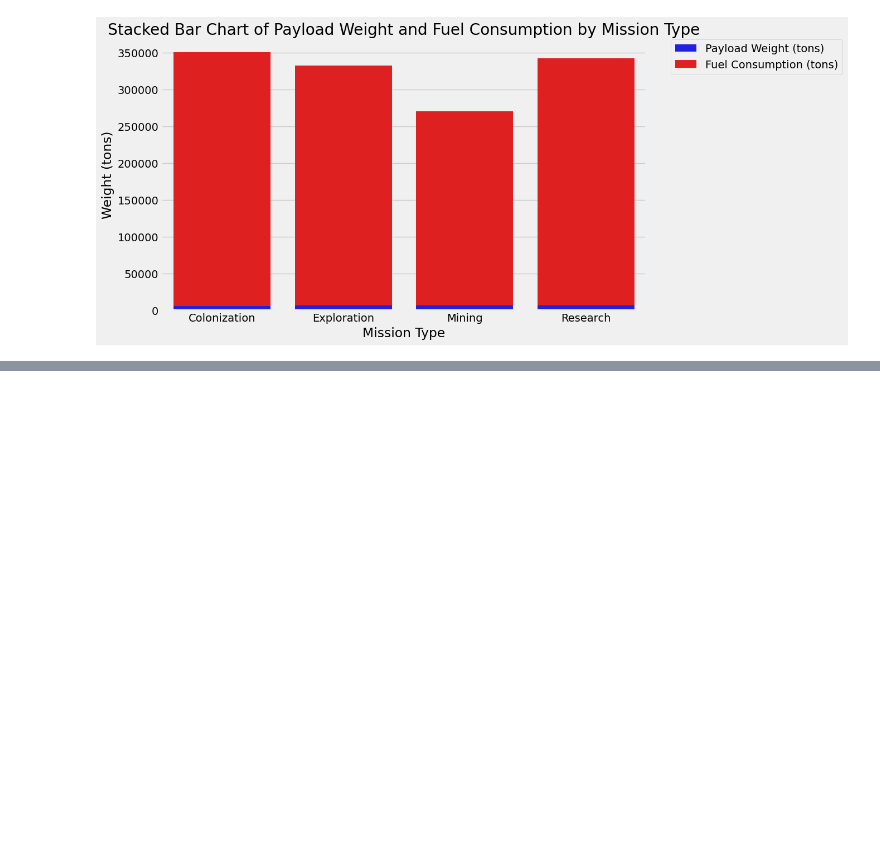
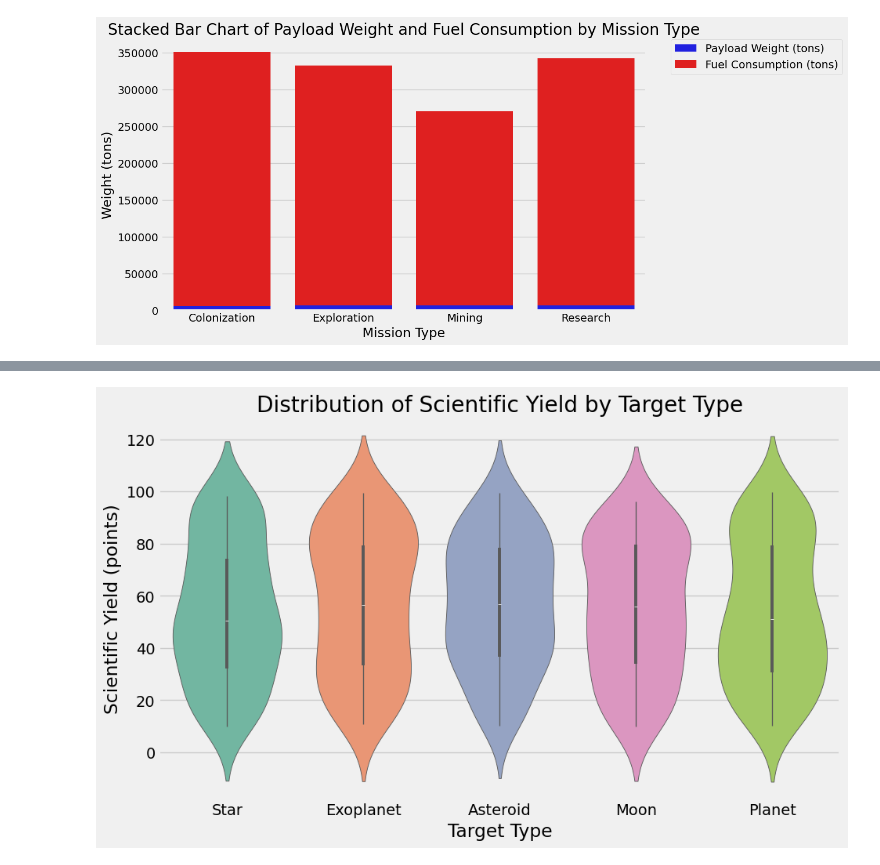
Before and after one commit to HMurawski/space_missions, a Jupyter notebook: main.ipynb, the cells around one changed output, grey strips where cells are left out. Saved outputs shown, nothing was run; the diff lists cells and outputs as text; code cells hidden in the pictures; blank space fills up the shorter version.

```diff
--- a/main.ipynb
+++ b/main.ipynb
@@ -288,0 +317,9 @@ plt.show()
+# %%
+plt.figure(figsize=(10, 6))
+sns.violinplot(x='Target Type', y='Scientific Yield (points)', data=df , palette='Set2')
+plt.title('Distribution of Scientific Yield by Target Type')
+plt.xlabel('Target Type')
+plt.ylabel('Scientific Yield (points)')
+plt.show()
+# %% [output]
+[figure, added]
```
Also changed, not shown: parts of 4 cells of this notebook.
